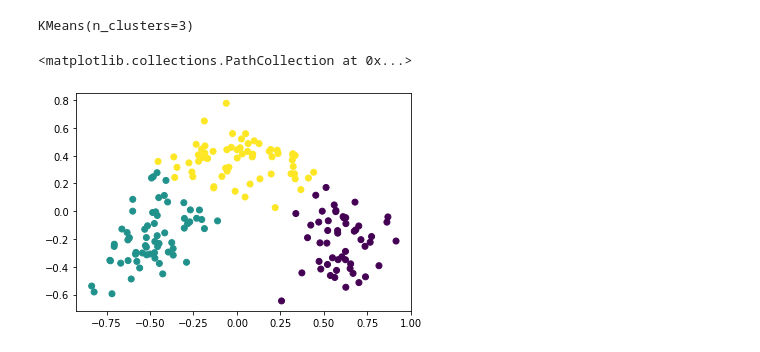
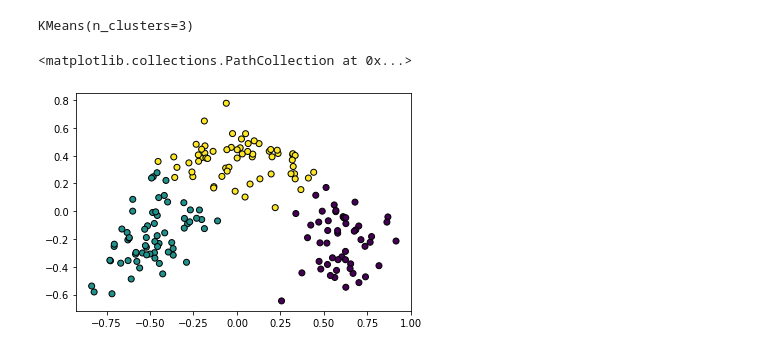
Before and after one commit to zakumann/googlecolab, a Jupyter notebook: preprocessor.ipynb, the cells around one changed output. Saved outputs shown, nothing was run; the diff lists cells and outputs as text; code cells hidden in the pictures.

```diff
--- a/preprocessor.ipynb
+++ b/preprocessor.ipynb
@@ -415,7 +419,8 @@ KMeans(n_clusters=3)
 # %%
 cluster = kmeans.predict(data)
 # %%
-plt.scatter(data[:,0],data[:,1], c=cluster)
+plt.scatter(data[:,0],data[:,1],c=cluster,
+            linewidth=1, edgecolor='black')
 # %% [output]
 <matplotlib.collections.PathCollection at 0x...>
-[figure, old version]
+[figure, new version]
```
Also changed, not shown: parts of 50 cells of this notebook.
